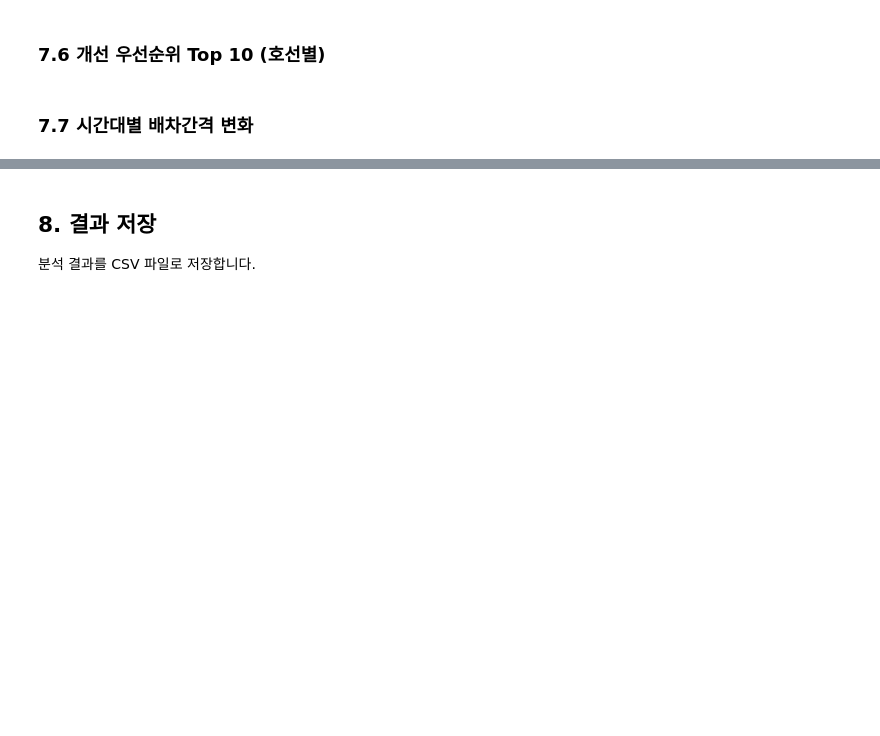
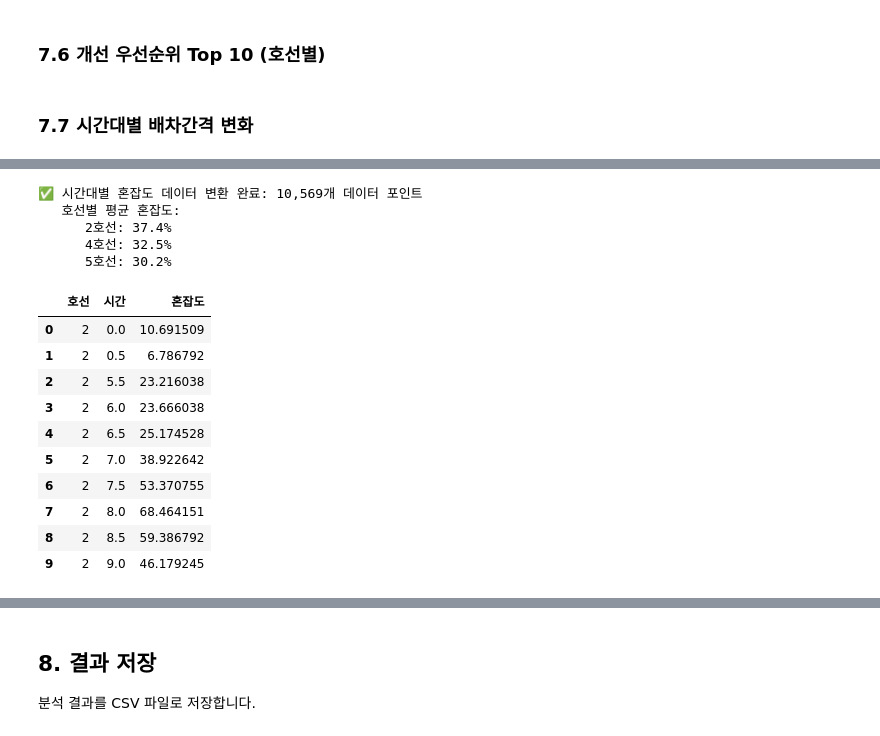
Before and after one commit to statrack2-team4/subway-congestion-analysis, a Jupyter notebook: notebooks/배차간격/4-2_4_5호선_종합분석.ipynb, the cells around one changed output, grey strips where cells are left out. Saved outputs shown, nothing was run; the diff lists cells and outputs as text; code cells hidden in the pictures; blank space fills up the shorter version.

```diff
--- a/notebooks/배차간격/4-2_4_5호선_종합분석.ipynb
+++ b/notebooks/배차간격/4-2_4_5호선_종합분석.ipynb
@@ -640,0 +692,52 @@ else:
+# %%
+# 시간대별 혼잡도 데이터 변환
+congestion_hourly = []
+
+for _, row in df_cong_filtered.iterrows():
+    line = row['호선']
+    for col in time_cols:
+        # 시간 파싱 (예: '5시30분' -> 5.5)
+        time_str = col.replace('시', ':').replace('분', '')
+        hour_parts = time_str.split(':')
+        hour = int(hour_parts[0])
+        minute = int(hour_parts[1]) if len(hour_parts) > 1 else 0
+        hour_decimal = hour + minute / 60.0
+
+        congestion_value = row[col]
+        if pd.notna(congestion_value):
+            congestion_hourly.append({
+                '호선': line,
+                '시간': hour_decimal,
+                '시간대_문자': col,
+                '혼잡도': congestion_value
+            })
+
+df_cong_hourly = pd.DataFrame(congestion_hourly)
+
+# 호선별, 시간대별 평균 혼잡도 계산
+cong_avg = df_cong_hourly.groupby(['호선', '시간'])['혼잡도'].mean().reset_index()
+
+print(f'✅ 시간대별 혼잡도 데이터 변환 완료: {len(df_cong_hourly):,}개 데이터 포인트')
+print(f'   호선별 평균 혼잡도:')
+for line in [2, 4, 5]:
+    avg_cong = df_cong_hourly[df_cong_hourly['호선'] == line]['혼잡도'].mean()
+    print(f'      {line}호선: {avg_cong:.1f}%')
+
+cong_avg.head(10)
+# %% [output]
+✅ 시간대별 혼잡도 데이터 변환 완료: 10,569개 데이터 포인트
+   호선별 평균 혼잡도:
+      2호선: 37.4%
+      4호선: 32.5%
+      5호선: 30.2%
+|  | 호선 | 시간 | 혼잡도 |
+| 0 | 2 | 0.0 | 10.691509 |
+| 1 | 2 | 0.5 | 6.786792 |
+| 2 | 2 | 5.5 | 23.216038 |
+| 3 | 2 | 6.0 | 23.666038 |
+| 4 | 2 | 6.5 | 25.174528 |
+| 5 | 2 | 7.0 | 38.922642 |
+| 6 | 2 | 7.5 | 53.370755 |
+| 7 | 2 | 8.0 | 68.464151 |
+| 8 | 2 | 8.5 | 59.386792 |
+| 9 | 2 | 9.0 | 46.179245 |
```
Also changed, not shown: parts of 4 cells of this notebook.
